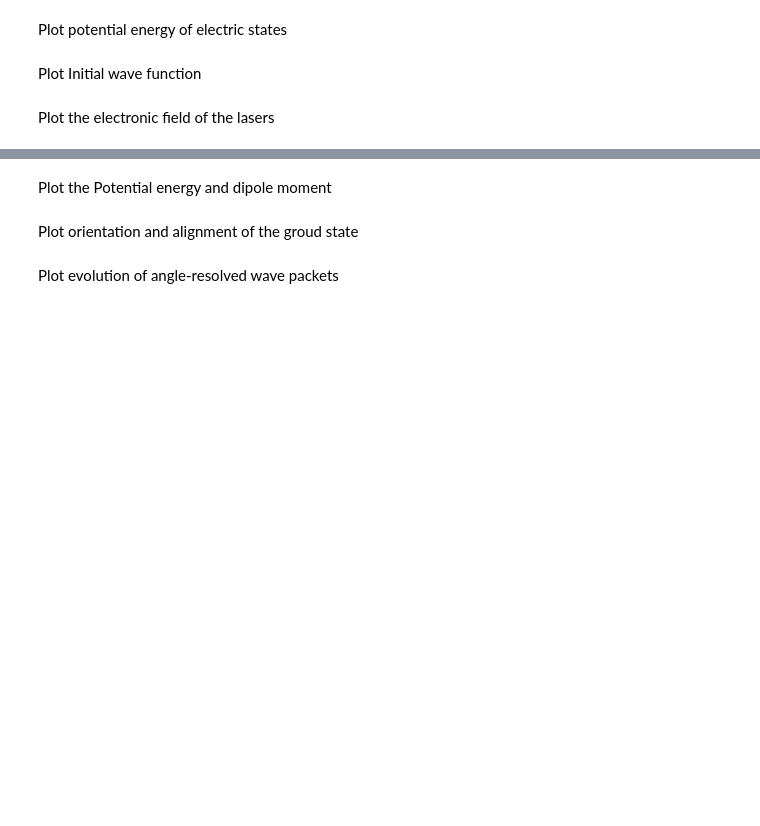
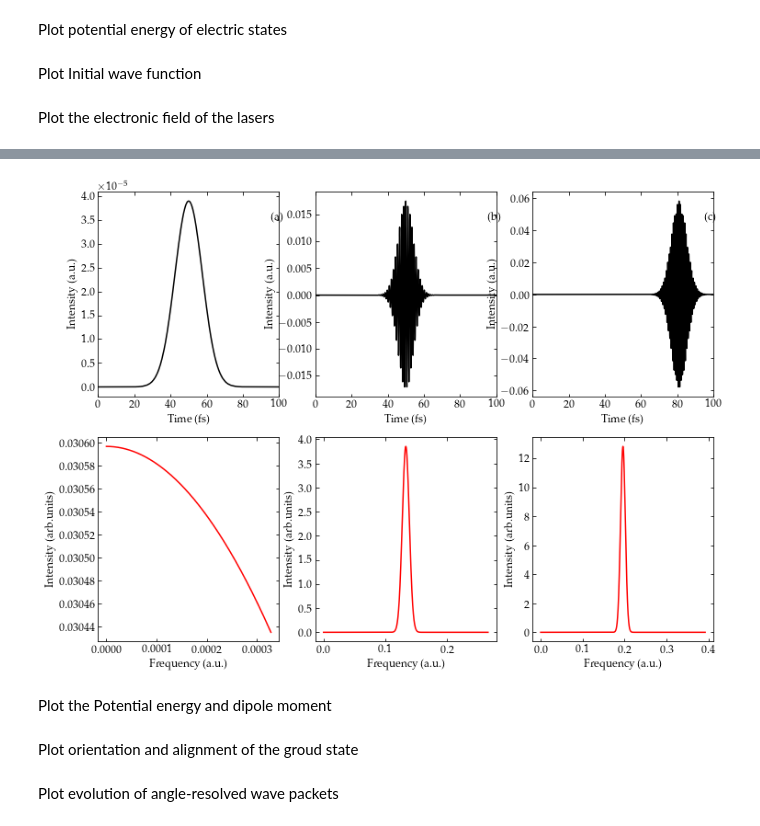
Before and after one commit to anfax/SciDataPlot, a Jupyter notebook: PlotDataOfIonPro.ipynb, the cells around one changed output, grey strips where cells are left out. Saved outputs shown, nothing was run; the diff lists cells and outputs as text; code cells hidden in the pictures; blank space fills up the shorter version.

```diff
--- a/PlotDataOfIonPro.ipynb
+++ b/PlotDataOfIonPro.ipynb
@@ -33,8 +33,9 @@ plt.rcParams['ytick.direction'] = 'in'
 #from mpl_toolkits.mplot3d import Axes3D
 #dir="D:\\doc\\data\\ion1testold\\DifferentDelatTimeOfPumpAndProbe\\dteq50fs\\"
 #dir="D:\\doc\\data\\ion1testold\\t500t840\\44\\"
-#dir='D:\\doc\\data\\ion1testold\\NoAlignment\\41\\'
-dir='G:\\282248\\'
+#dir='D:\\doc\\data\\ion1testold\\1400\\'
+#dir='G:\\282248\\'
+dir='D:\\DataOfPro\\'
 print('Working directory',dir)
 print("\n")
 f=open(dir+"alog.dat",encoding="utf-8")
@@ -49,3 +68,8 @@ timeUnit="fs"
 # %% [markdown]
 Get the time points from the data
+# %%
+TimeTurn=0
+TimeBegin=0
+TimeEnd=100
+turnPoint=0
 # %%
@@ -171,4 +200,5 @@ plt.show()
 # %%
+plt.figure(figsize=(12,9))
 if os.path.exists(dir+"Laser.dat"):
     data=np.loadtxt(dir+"Laser.dat")
 else:
@@ -179,37 +209,57 @@ y1=data[:,1]
 y2=data[:,2]
 y3=data[:,3]
 
-plt.subplot(3,1,1)
+plt.subplot(2,3,1)
 #plt.grid(False)
 x=x
 y=y1
 plt.text(min(x)+(max(x)-min(x))*0.95,min(y)+(max(y)-min(y))*0.9,"(a)")
 plt.xlabel('Time ('+timeUnit+')')
 plt.ylabel("Intensity (a.u.)")
 plt.xlim(TimeBegin,TimeEnd)
 plt.plot(x,y1,'k-')
 
-plt.subplot(3,1,2)
+plt.subplot(2,3,2)
 #plt.grid(False)
 #plt.title("(b)",loc="left")
 plt.xlabel('Time ('+timeUnit+')')
 plt.ylabel("Intensity (a.u.)")
 plt.xlim(TimeTurn,TimeEnd)
 plt.plot(x,y2,'k-')
 x=x
 y=y2
 plt.text(TimeTurn+(TimeEnd-TimeTurn)*0.95,min(y)+(max(y)-min(y))*0.9,"(b)")
 
-plt.subplot(3,1,3)
+plt.subplot(2,3,3)
 #plt.grid(False)
 x=x
 y=y3
 plt.text(TimeTurn+(TimeEnd-TimeTurn)*0.95,min(y)+(max(y)-min(y))*0.9,"(c)")
 
 plt.xlabel('Time ('+timeUnit+')')
 plt.ylabel("Intensity (a.u.)")
 plt.xlim(TimeTurn,TimeEnd)
 plt.plot(x,y3,'k-')
+
+plt.subplot(2,3,4)
+data=np.loadtxt(dir+"laser_fre1.dat")
+plt.plot(data[:,0],data[:,1],'r-')
+plt.xlabel('Frequency (a.u.)')
+plt.ylabel("Intensity (arb.units)")
+plt.subplot(2,3,5)
+data=np.loadtxt(dir+"laser_fre2.dat")
+plt.plot(data[:,0],data[:,1],'r-')
+plt.xlabel('Frequency (a.u.)')
+plt.ylabel("Intensity (arb.units)")
+plt.subplot(2,3,6)
+data=np.loadtxt(dir+"laser_fre3.dat")
+plt.plot(data[:,0],data[:,1],'r-')
+plt.xlabel('Frequency (a.u.)')
+plt.ylabel("Intensity (arb.units)")
+
+plt.savefig(dir+"LaserInAreaTimeFrequency."+figureType,bbox_inches = 'tight',dpi=figureDPI)
+# %% [output]
+[figure, added]
 # %% [markdown]
 Plot the Potential energy and dipole moment
 # %%
```
Also changed, not shown: parts of 4 cells of this notebook, 1 other file.
